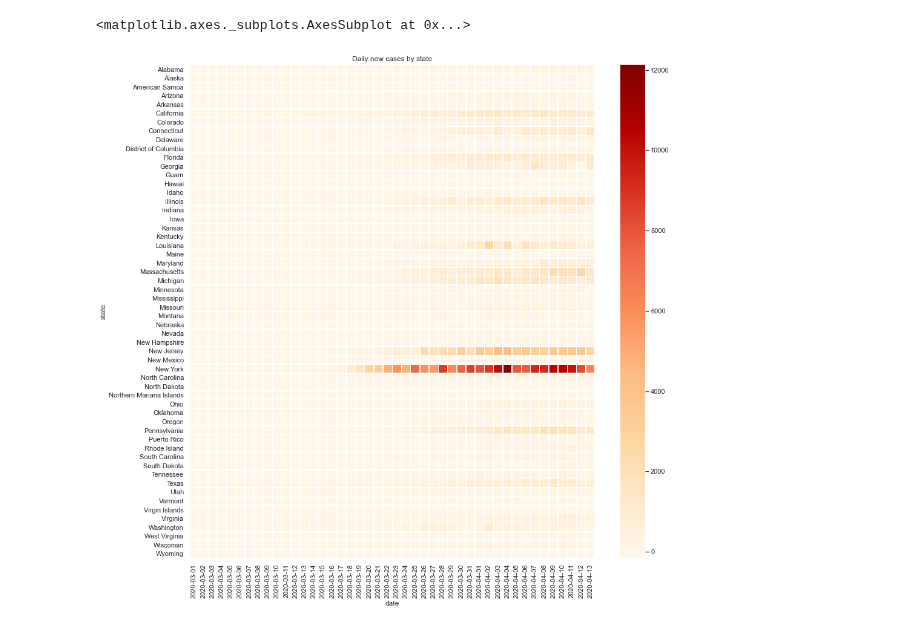
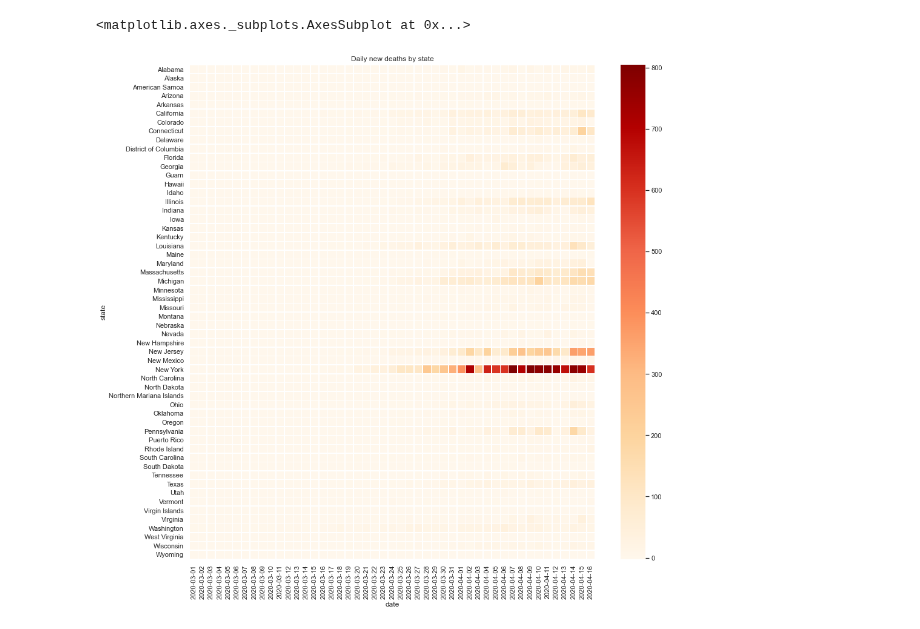
Before and after one commit to yosukesuzuki/covid19-sf-bayarea, a Jupyter notebook: SF-bay-area-COVID19-new-cases-by-county-by-date.ipynb, the cells around one changed output. Saved outputs shown, nothing was run; the diff lists cells and outputs as text; code cells hidden in the pictures.

```diff
--- a/SF-bay-area-COVID19-new-cases-by-county-by-date.ipynb
+++ b/SF-bay-area-COVID19-new-cases-by-county-by-date.ipynb
@@ -69,7 +69,7 @@ state_df = pd.read_csv("https://raw.githubusercontent.com/nytimes/covid-19-data/
 state_df_mar = state_df[state_df['date'] > '2020-02-28']
 # state_df_mar
 # %%
-by_state_by_date = state_df_mar.pivot_table(index='date', columns='state',values='cases', fill_value=0)
+by_state_by_date = state_df_mar.pivot_table(index='date', columns='state',values='deaths', fill_value=0)
 # by_state_by_date
 # %%
 by_state_by_date_diff = by_state_by_date.diff().iloc[1:]
@@ -83,7 +83,7 @@ ax3.legend(loc='upper left')
 # %%
 fig2, ax2 = plt.subplots(figsize=(15,15))
-ax2.set_title('Daily new cases by state')
+ax2.set_title('Daily new deaths by state')
 sns.heatmap(by_state_by_date_diff.T, cmap="OrRd",linewidths=.5, ax=ax2)
 # %% [output]
 <matplotlib.axes._subplots.AxesSubplot at 0x...>
-[figure, old version]
+[figure, new version]
```
Also changed, not shown: parts of 8 cells of this notebook.
